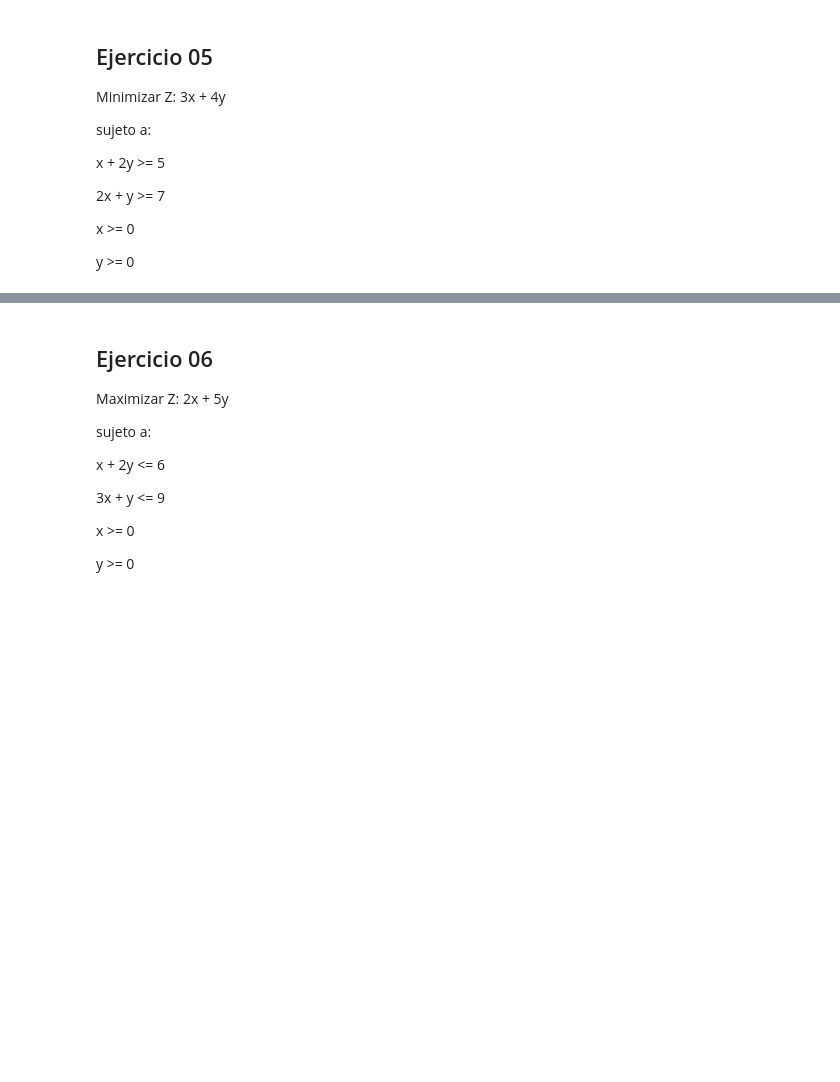
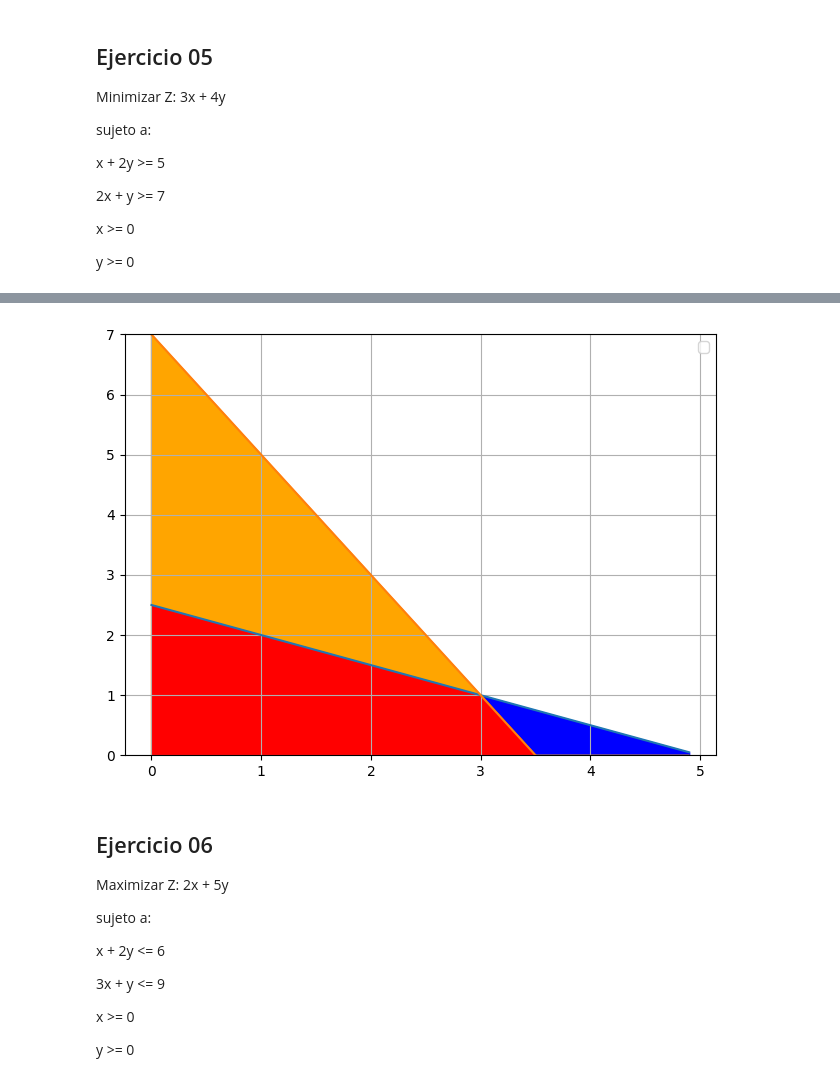
Before and after one commit to santiagoramosg/Fundamentos-de-optimizacion-lineal, a Jupyter notebook: Taller_00_solución_gráfica_de_problemas_de_optimización_lineal.ipynb, the cells around one changed output, grey strips where cells are left out. Cells and saved outputs as stored; diff of their text form; code cells hidden in the pictures; blank space fills up the shorter version.

```diff
--- a/Taller_00_solución_gráfica_de_problemas_de_optimización_lineal.ipynb
+++ b/Taller_00_solución_gráfica_de_problemas_de_optimización_lineal.ipynb
@@ -538,0 +578,37 @@ Minimizar  Z: 3x + 4y
+# %%
+# Resuelva en esta celda el ejercicio
+import numpy as np
+import matplotlib.pyplot as plt
+
+#funcion minimo
+def min_entre_expresiones(dominio):
+  minimos = []
+  for x in dominio:
+    y1 = (5-x)/2
+    y2 = 7-2*x
+    minimos.append(min(y1, y2))
+  return minimos
+
+#rango de la grafica
+x= np.arange(0, 5, 0.1)
+plt.ylim(0, 7)
+#min entre valores
+min_valor = min_entre_expresiones(x)
+
+#funciones y sus graficas
+y1 = (5-x)/2
+y2 = 7-2*x
+plt.plot(x,y1)
+plt.plot(x,y2)
+
+#relleno de funciones
+plt.fill_between(x, y1, color='blue')
+plt.fill_between(x, y2, color='orange')
+plt.fill_between(x, min_valor, color='red')
+
+#muestra en pantalla y configuracion de cuadricula
+plt.tight_layout()
+plt.legend()
+plt.grid(True)
+plt.show()
+# %% [output]
@@ -539,3 +616,4 @@ Minimizar  Z: 3x + 4y
+[figure, added]
 # %% [markdown]
 ## Ejercicio 06
 
```
Also changed, not shown: parts of 14 cells of this notebook.
